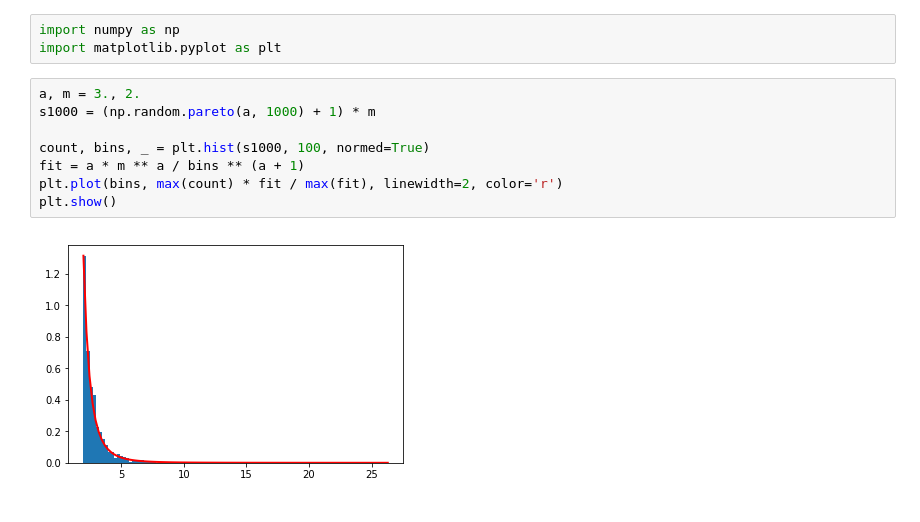
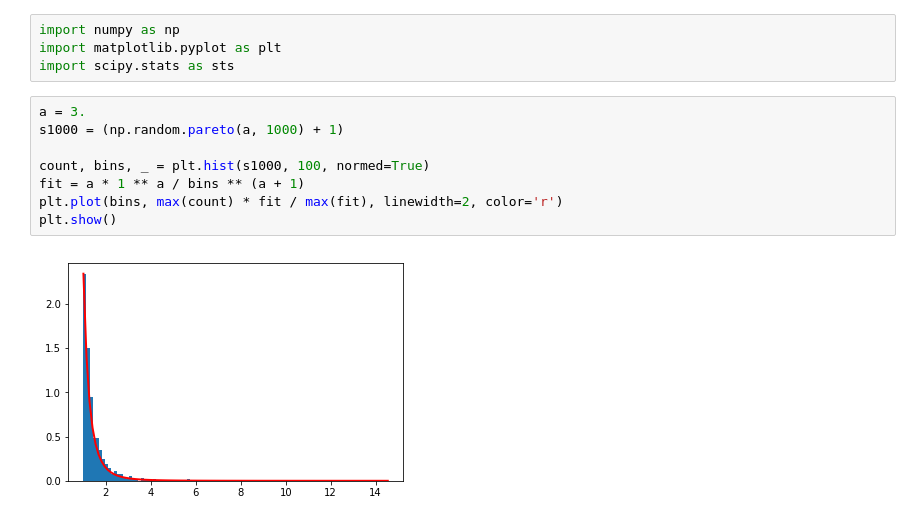
Before and after one commit to yaskovdev/data-science-sandbox, a Jupyter notebook: data-science-course/week5/final-test.ipynb, the cells around one changed output. Cells and saved outputs as stored; diff of their text form.

```diff
--- a/data-science-course/week5/final-test.ipynb
+++ b/data-science-course/week5/final-test.ipynb
@@ -1,13 +1,14 @@
 # %%
 import numpy as np
 import matplotlib.pyplot as plt
+import scipy.stats as sts
 # %%
-a, m = 3., 2.
-s1000 = (np.random.pareto(a, 1000) + 1) * m
+a = 3.
+s1000 = (np.random.pareto(a, 1000) + 1)
 
 count, bins, _ = plt.hist(s1000, 100, normed=True)
-fit = a * m ** a / bins ** (a + 1)
+fit = a * 1 ** a / bins ** (a + 1)
 plt.plot(bins, max(count) * fit / max(fit), linewidth=2, color='r')
 plt.show()
 # %% [output]
-[figure, old version]
+[figure, new version]
```
Also changed, not shown: parts of 17 cells of this notebook.
